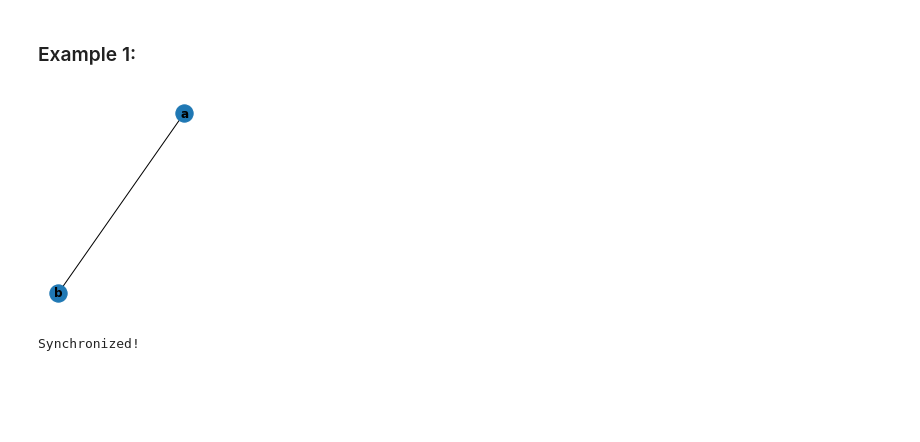
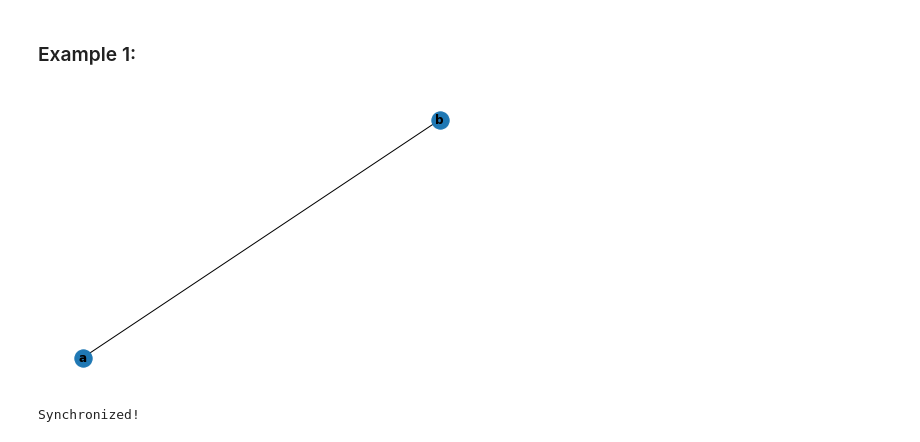
Before and after one commit to BryaneX455/reu2022, a Jupyter notebook: FCA Model/FCA.ipynb, the cells around one changed output. Cells and saved outputs as stored; diff of their text form; code cells hidden in the pictures; blank space fills up the shorter version.

```diff
--- a/FCA Model/FCA.ipynb
+++ b/FCA Model/FCA.ipynb
@@ -56,11 +57,10 @@ def FCA(G, s, k, iteration):
 # %%
 edgelist = [['a', 'b']]
 G = nx.Graph()
 G.add_edges_from(edgelist)
-ax = plt.subplot(121)
 nx.draw(G, with_labels=True, font_weight='bold')
 # %% [output]
-[figure, old version]
+[figure, new version]
 # %%
 FCA(G, [0, 2], 4, 10);
 # %% [output]
```
Also changed, not shown: parts of 12 cells of this notebook.
